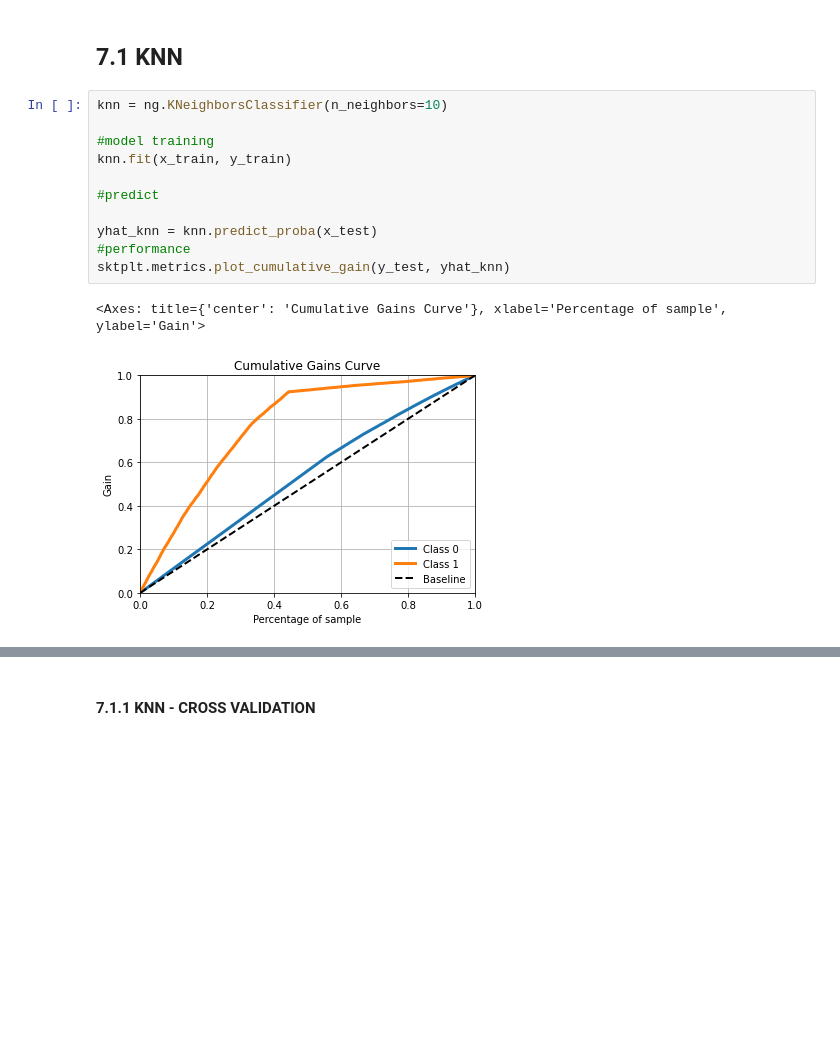
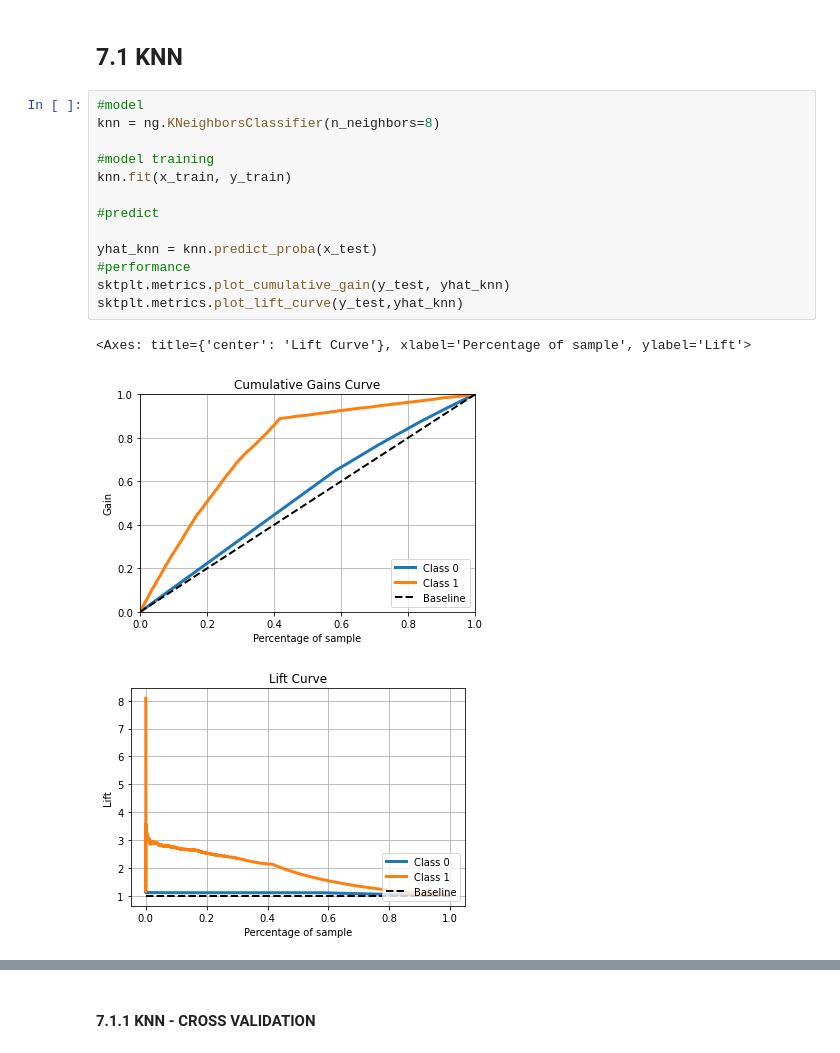
Before and after one commit to alexandrerod/health_insurance_cross_sell, a Jupyter notebook: notebooks/heath_insurance.ipynb, the cells around one changed output, grey strips where cells are left out. Drawn from its saved outputs; the diff is of its cells as text; blank space fills up the shorter version.

```diff
--- a/notebooks/heath_insurance.ipynb
+++ b/notebooks/heath_insurance.ipynb
@@ -633,16 +653,19 @@ x_test = X_test[cols_selected_boruta]
 # %% [markdown]
 ## 7.1 KNN
 # %%
-knn = ng.KNeighborsClassifier(n_neighbors=10)
+#model
+knn = ng.KNeighborsClassifier(n_neighbors=8)
 
 #model training
 knn.fit(x_train, y_train)
 
 #predict
 
 yhat_knn = knn.predict_proba(x_test)
 #performance
 sktplt.metrics.plot_cumulative_gain(y_test, yhat_knn)
+sktplt.metrics.plot_lift_curve(y_test,yhat_knn)
 # %% [output]
-<Axes: title={'center': 'Cumulative Gains Curve'}, xlabel='Percentage of sample', ylabel='Gain'>
+<Axes: title={'center': 'Lift Curve'}, xlabel='Percentage of sample', ylabel='Lift'>
-[figure, old version]
+[figure, new version]
+[figure, added]
```
Also changed, not shown: parts of 36 cells of this notebook, 2 other files.
